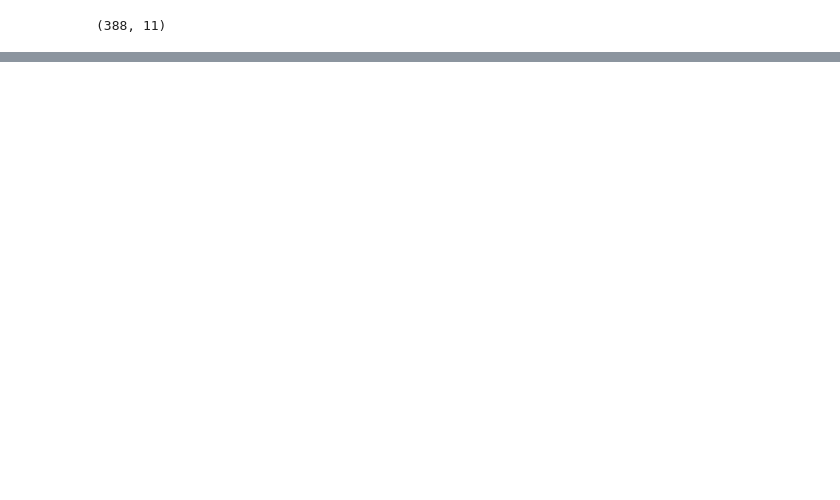
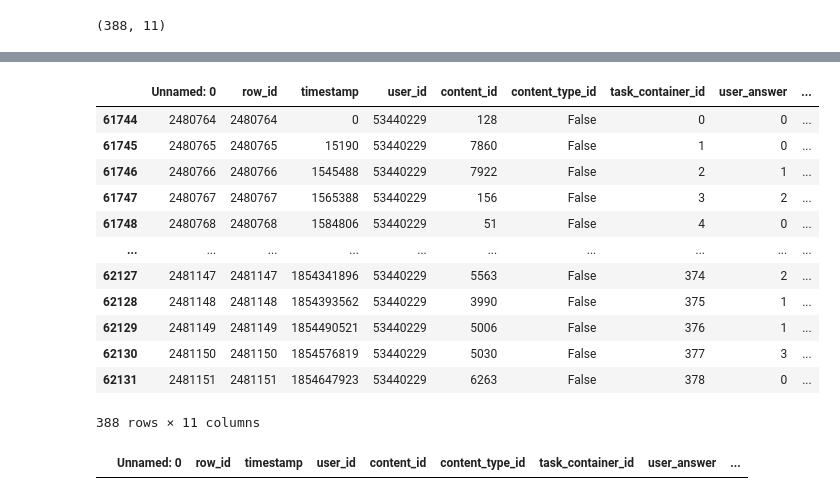
Before and after one commit to kdchoi-mkt/2020-winter-data-analysis, a Jupyter notebook: RiiidDreamNine.ipynb, the cells around one changed output, grey strips where cells are left out. Saved outputs shown, nothing was run; the diff lists cells and outputs as text; code cells hidden in the pictures; blank space fills up the shorter version.

```diff
--- a/RiiidDreamNine.ipynb
+++ b/RiiidDreamNine.ipynb
@@ -2,7 +2,7 @@
 import numpy as np
 import pandas as pd
 # %%
-train = pd.read_csv("sample_train.csv")
+train = pd.read_csv("../Dataset/riiid-test-answer-prediction/sample_train.csv")
 # %%
 train.shape
 # %% [output]
@@ -240,0 +220,24 @@ train_53440229_answerCorrect_cumsum.iplot(kind='line')
+# %%
+train_53440229 = train[train["user_id"]==53440229]
+display(train_53440229)
+# %% [output]
+|  | Unnamed: 0 | row_id | timestamp | user_id | content_id | content_type_id | task_container_id | user_answer | ... |
+| 61744 | 2480764 | 2480764 | 0 | 53440229 | 128 | False | 0 | 0 | ... |
+| 61745 | 2480765 | 2480765 | 15190 | 53440229 | 7860 | False | 1 | 0 | ... |
+| 61746 | 2480766 | 2480766 | 1545488 | 53440229 | 7922 | False | 2 | 1 | ... |
+| 61747 | 2480767 | 2480767 | 1565388 | 53440229 | 156 | False | 3 | 2 | ... |
+| 61748 | 2480768 | 2480768 | 1584806 | 53440229 | 51 | False | 4 | 0 | ... |
+| ... | ... | ... | ... | ... | ... | ... | ... | ... | ... |
+| 62127 | 2481147 | 2481147 | 1854341896 | 53440229 | 5563 | False | 374 | 2 | ... |
+| 62128 | 2481148 | 2481148 | 1854393562 | 53440229 | 3990 | False | 375 | 1 | ... |
+| 62129 | 2481149 | 2481149 | 1854490521 | 53440229 | 5006 | False | 376 | 1 | ... |
+| 62130 | 2481150 | 2481150 | 1854576819 | 53440229 | 5030 | False | 377 | 3 | ... |
+| 62131 | 2481151 | 2481151 | 1854647923 | 53440229 | 6263 | False | 378 | 0 | ... |
+388 rows × 11 columns
+# %%
+train_53440229[train_53440229["content_type_id"] == True]
+'''
+use_id가 53440229인 유저는 문제만 푼다.
+'''
+# %% [output]
+|  | Unnamed: 0 | row_id | timestamp | user_id | content_id | content_type_id | task_container_id | user_answer | ... |
```
Also changed, not shown: parts of 7 cells of this notebook.
